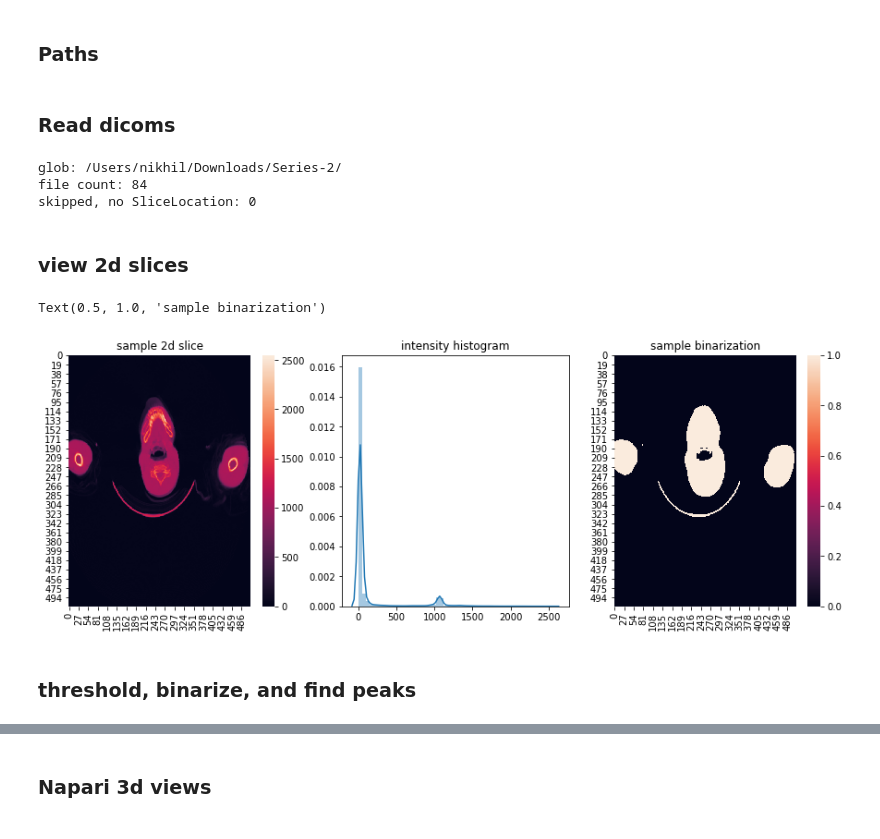
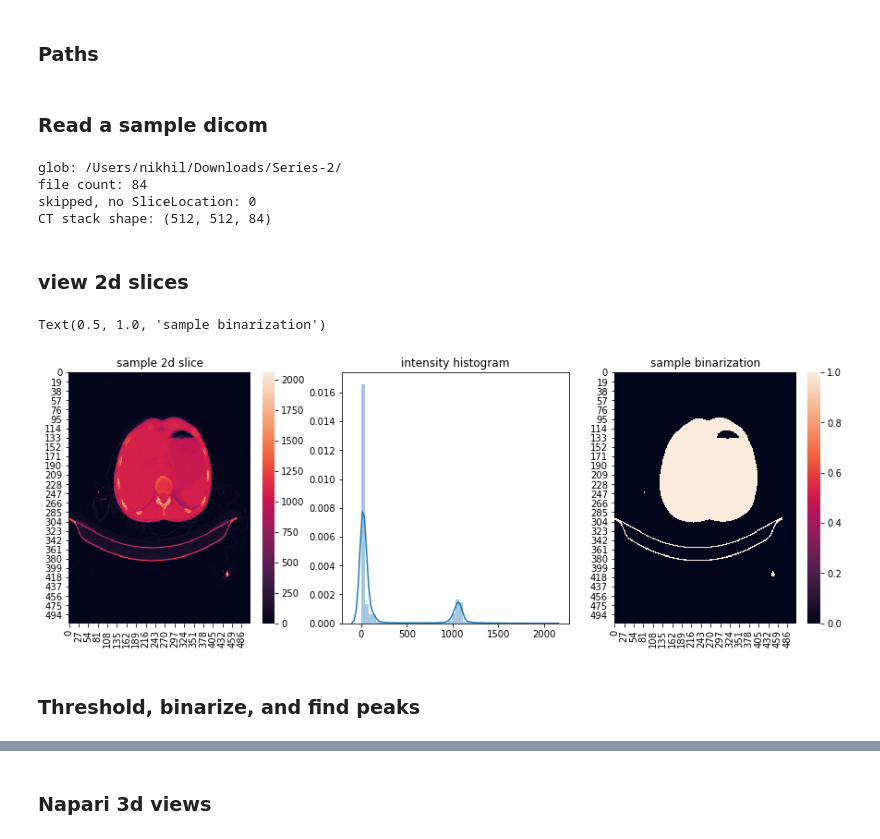
Before and after one commit to joydisette/COVID19_radio, a Jupyter notebook: notebooks/2_data_sampling.ipynb, the cells around one changed output, grey strips where cells are left out. Drawn from its saved outputs; the diff is of its cells as text; code cells hidden in the pictures.

Commit message:
code refactor for easier batch processing of slice sampling

```diff
--- a/notebooks/2_data_sampling.ipynb
+++ b/notebooks/2_data_sampling.ipynb
@@ -24,72 +30,38 @@ import seaborn as sns
 data_dir = '/Users/nikhil/Downloads/'
 img_dir = data_dir + 'Series-2/'
 # %% [markdown]
-### Read dicoms
+### Read a sample dicom
-# %%
-# load the DICOM files
-files = []
-print('glob: {}'.format('{}'.format(img_dir)))
-for fname in glob('{}/*.dcm'.format(img_dir)):
-#     print("loading: {}".format(fname))
-    files.append(pydicom.dcmread(fname))
-
-print("file count: {}".format(len(files)))
-
-# skip files with no SliceLocation (eg scout views)
-slices = []
-skipcount = 0
-for f in files:
-    if hasattr(f, 'SliceLocation'):
-        slices.append(f)
-    else:
-        skipcount = skipcount + 1
-
-print("skipped, no SliceLocation: {}".format(skipcount))
-
-# ensure they are in the correct order
-slices = sorted(slices, key=lambda s: s.SliceLocation)
-
-# pixel aspects, assuming all slices are the same
-ps = slices[0].PixelSpacing
-ss = slices[0].SliceThickness
-ax_aspect = ps[1]/ps[0]
-sag_aspect = ps[1]/ss
-cor_aspect = ss/ps[0]
-
-# create 3D array
-img_shape = list(slices[0].pixel_array.shape)
-img_shape.append(len(slices))
-img3d = np.zeros(img_shape)
-
-# fill 3D array with the images from the files
-for i, s in enumerate(slices):
-    img2d = s.pixel_array
-    img3d[:, :, i] = img2d
-# %% [output]
-glob: /Users/nikhil/Downloads/Series-2/
-file count: 84
-skipped, no SliceLocation: 0
+# %%
+img3d = read_diacom_stack(img_dir)
+# %% [output]
+glob: /Users/nikhil/Downloads/Series-2/
+file count: 84
+skipped, no SliceLocation: 0
+CT stack shape: (512, 512, 84)
 # %% [markdown]
 ### view 2d slices
 # %%
+slice_id = 15
+img2d = img3d[:,:,slice_id]
+
 fig, axes = plt.subplots(nrows=1, ncols=3,figsize=(15,5))
 ax = axes[0]
 g = sns.heatmap(img2d,ax=ax)
 ax.set_title('sample 2d slice')
 
 ax = axes[1]
 g = sns.distplot(img2d.ravel(),ax=ax)
 ax.set_title('intensity histogram')
 
 # sample binary slice
 thresh = threshold_otsu(img2d)
 binary = img2d > thresh
 
 ax = axes[2]
 g = sns.heatmap(binary,ax=ax)
 ax.set_title('sample binarization')
 # %% [output]
 Text(0.5, 1.0, 'sample binarization')
-[figure, old version]
+[figure, new version]
 # %% [markdown]
-### threshold, binarize, and find peaks
+### Threshold, binarize, and find peaks
```
Also changed, not shown: parts of 13 cells of this notebook, 2 other files.
